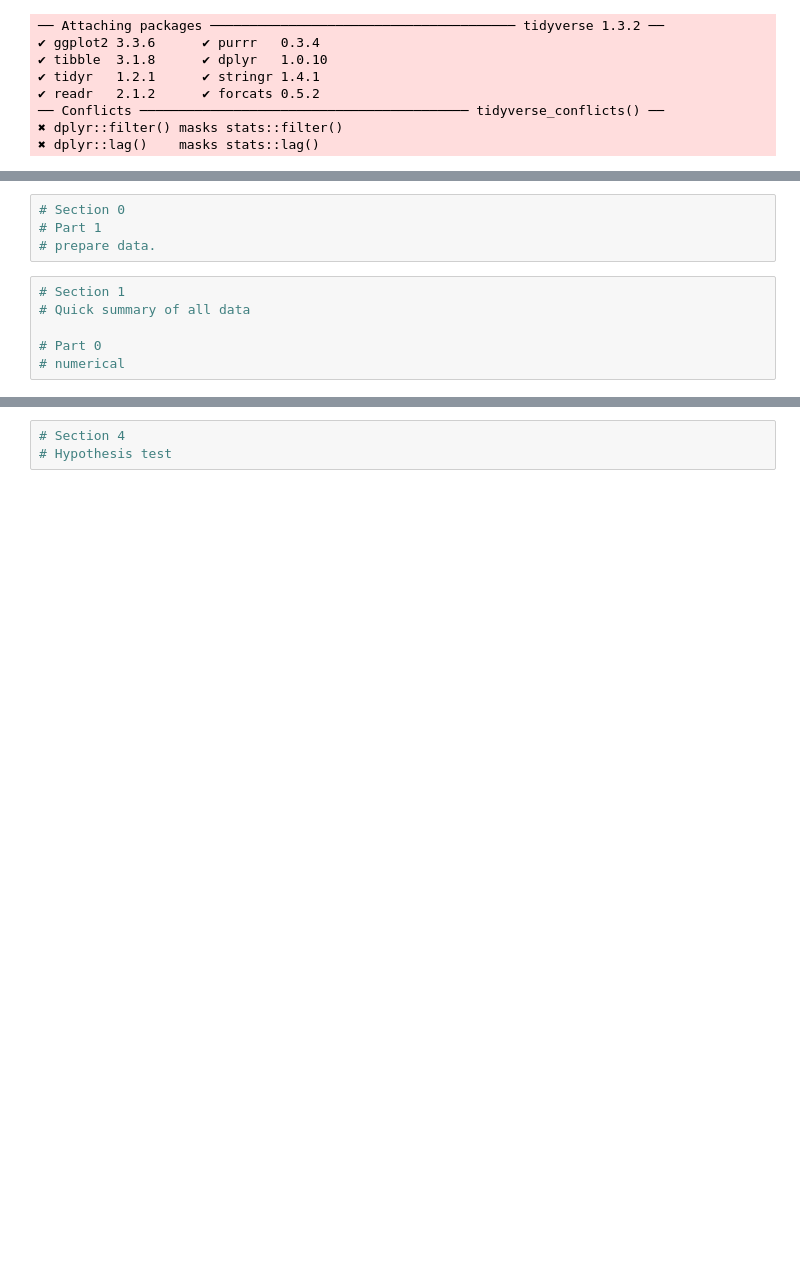
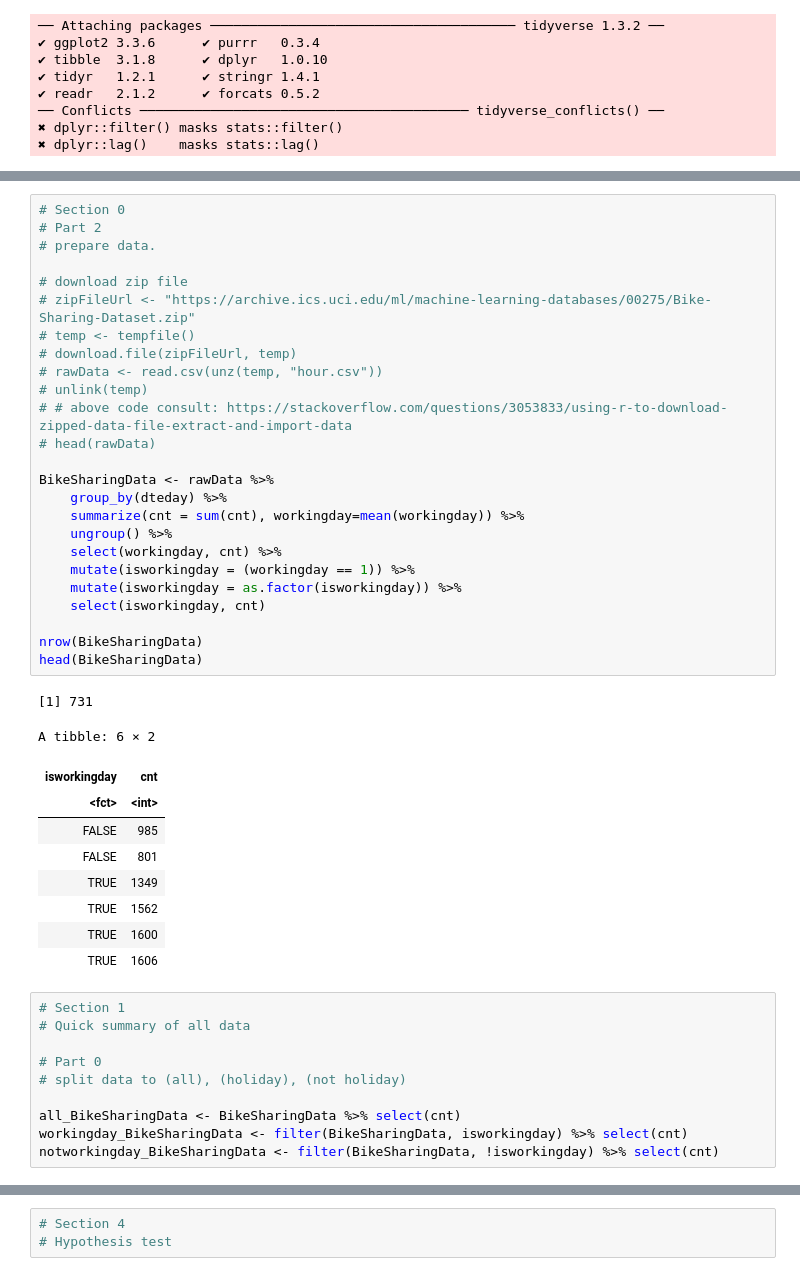
Before and after one commit to Sparsh16/STAT-201-Group-Project, a Jupyter notebook: code/code.ipynb, the cells around one changed output, grey strips where cells are left out. Saved outputs shown, nothing was run; the diff lists cells and outputs as text; blank space fills up the shorter version.

```diff
--- a/code/code.ipynb
+++ b/code/code.ipynb
@@ -24,10 +54,46 @@ library(infer)
 # %%
 # Section 0
-# Part 1
+# Part 2
 # prepare data.
+
+# download zip file
+# zipFileUrl <- "https://archive.ics.uci.edu/ml/machine-learning-databases/00275/Bike-Sharing-Dataset.zip"
+# temp <- tempfile()
+# download.file(zipFileUrl, temp)
+# rawData <- read.csv(unz(temp, "hour.csv"))
+# unlink(temp)
+# # above code consult: https://stackoverflow.com/questions/3053833/using-r-to-download-zipped-data-file-extract-and-import-data
+# head(rawData)
+
+BikeSharingData <- rawData %>%
+    group_by(dteday) %>%
+    summarize(cnt = sum(cnt), workingday=mean(workingday)) %>%
+    ungroup() %>%
+    select(workingday, cnt) %>%
+    mutate(isworkingday = (workingday == 1)) %>%
+    mutate(isworkingday = as.factor(isworkingday)) %>%
+    select(isworkingday, cnt)
+
+nrow(BikeSharingData)
+head(BikeSharingData)
+# %% [output]
+[1] 731
+A tibble: 6 × 2
+| isworkingday | cnt |
+| <fct> | <int> |
+| FALSE | 985 |
+| FALSE | 801 |
+| TRUE | 1349 |
+| TRUE | 1562 |
+| TRUE | 1600 |
+| TRUE | 1606 |
 # %%
 # Section 1
 # Quick summary of all data
 
 # Part 0
-# numerical
+# split data to (all), (holiday), (not holiday)
+
+all_BikeSharingData <- BikeSharingData %>% select(cnt)
+workingday_BikeSharingData <- filter(BikeSharingData, isworkingday) %>% select(cnt)
+notworkingday_BikeSharingData <- filter(BikeSharingData, !isworkingday) %>% select(cnt)
```
Also changed, not shown: parts of 10 cells of this notebook.
